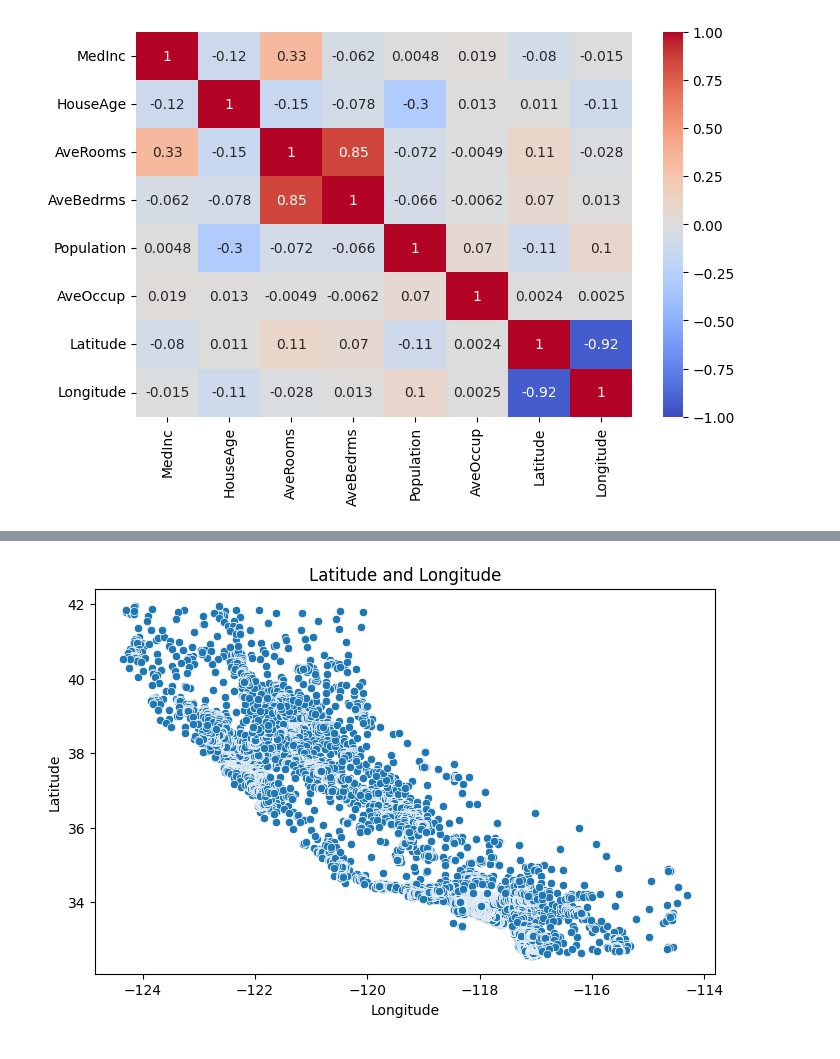
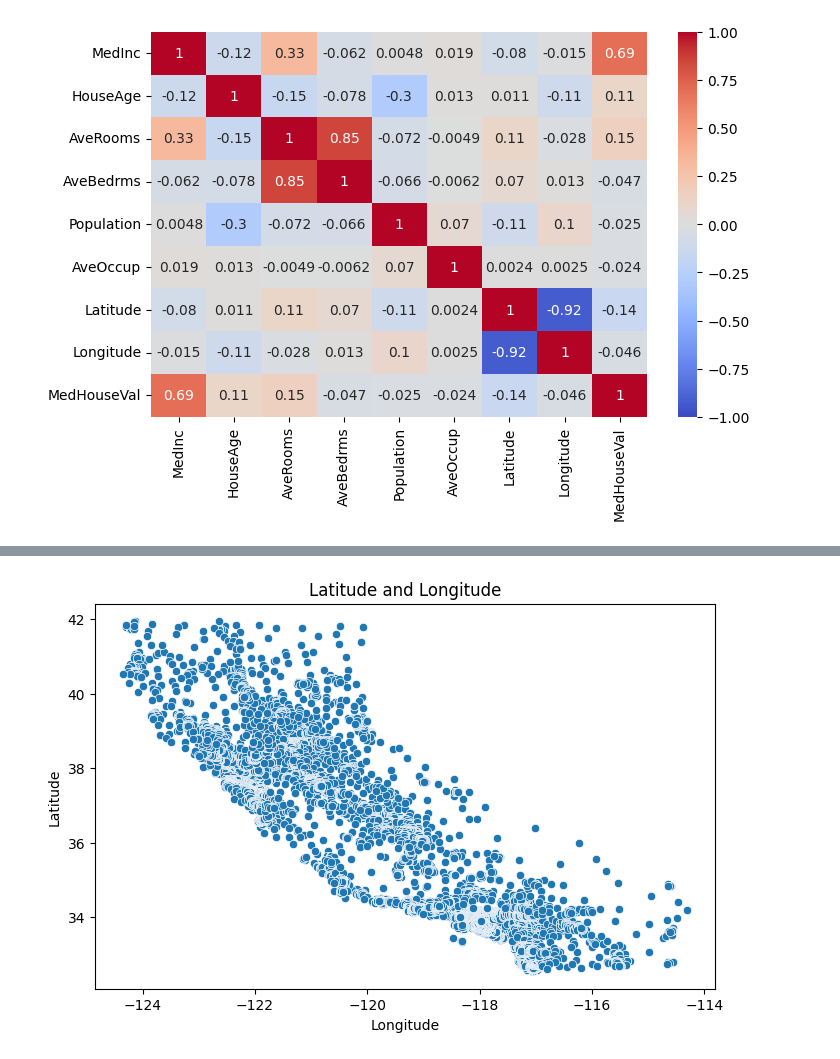
Before and after one commit to julika333/TMS-DS, a Jupyter notebook: lesson_16_sklearn/HW_16_housing.ipynb, the cells around one changed output, grey strips where cells are left out. Saved outputs shown, nothing was run; the diff lists cells and outputs as text; code cells hidden in the pictures.

```diff
--- a/lesson_16_sklearn/HW_16_housing.ipynb
+++ b/lesson_16_sklearn/HW_16_housing.ipynb
@@ -50,0 +59,6 @@ X.describe()
+# %%
+# Создаём DataFrame для данных
+Xy_df = pd.DataFrame(housing.data, columns=housing.feature_names)
+Xy_df[housing.target_names[0]] = housing.target
+
+Xy_df
@@ -51,9 +79,9 @@ X.describe()
 # %%
 plt.rcParams['figure.figsize']=(8,5)
-sns.heatmap(X.corr(numeric_only=True), vmin = -1, annot= True, cmap='coolwarm')
+sns.heatmap(Xy_df.corr(numeric_only=True), vmin = -1, annot= True, cmap='coolwarm')
 plt.show()
 # %% [output]
-[figure, old version]
+[figure, new version]
 # %% [markdown]
 на матрице видим большую корреляцию для AveBedrms и AveRooms. Для модели - оставим только AveRooms.
 
```
Also changed, not shown: parts of 23 cells of this notebook.
